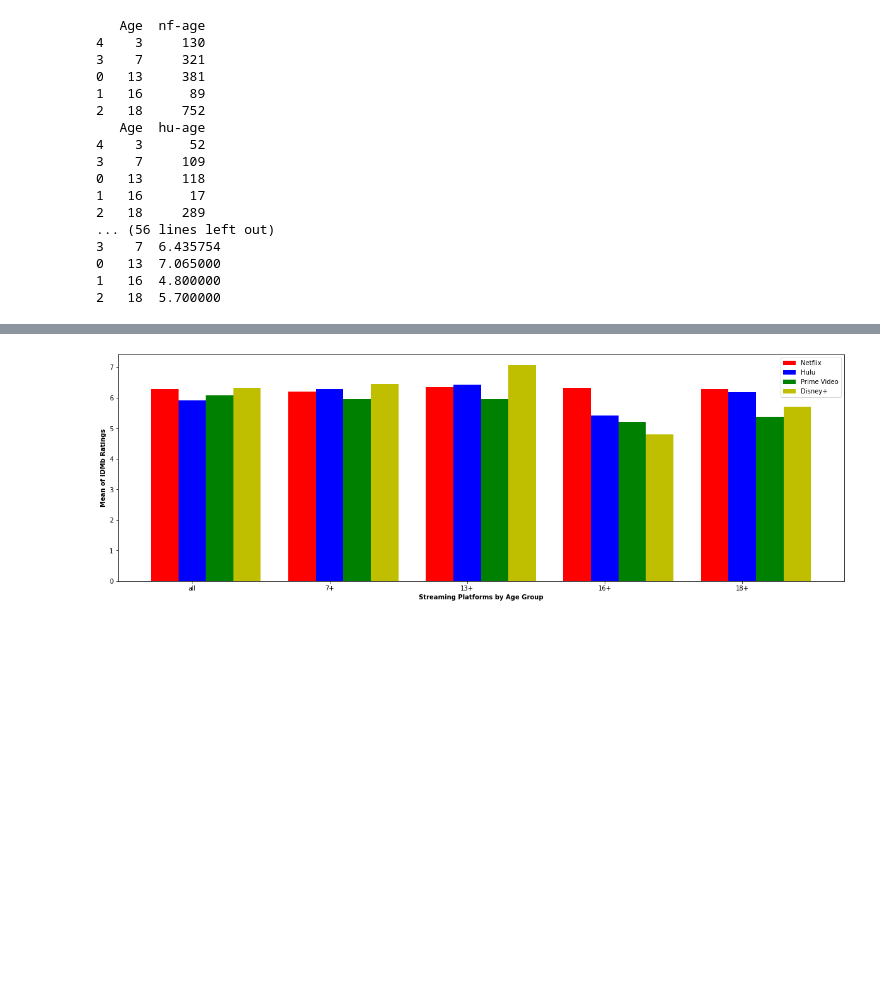
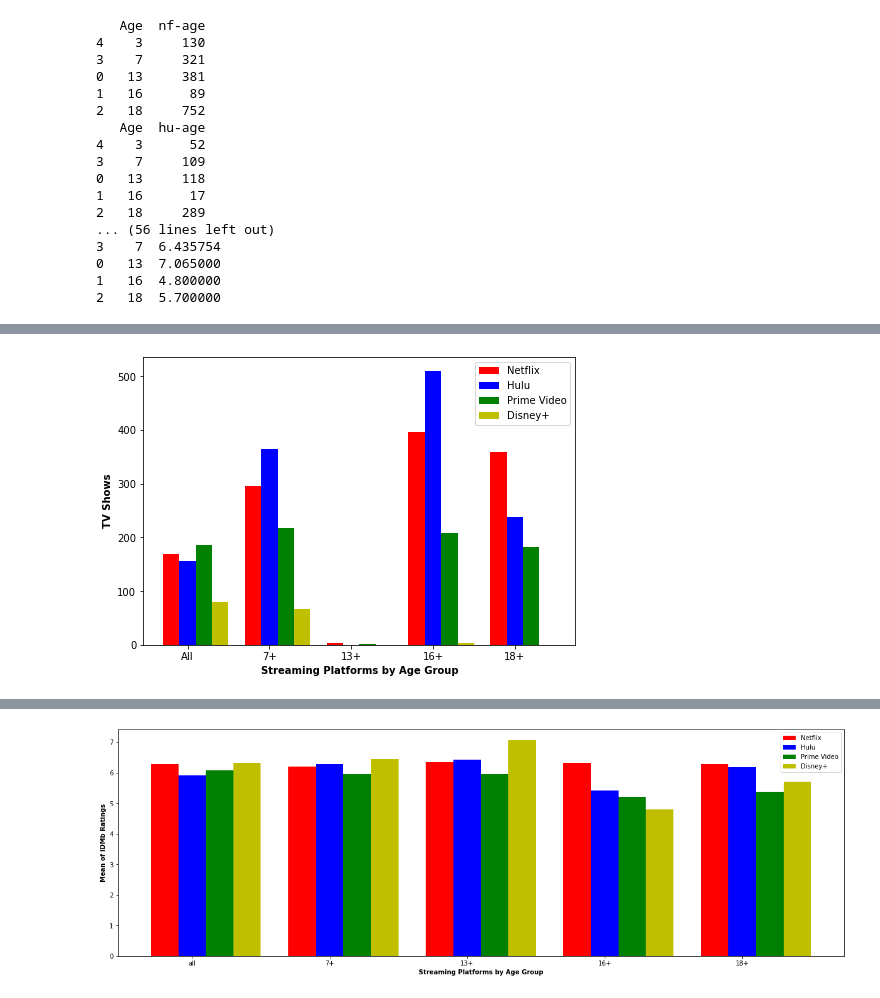
Before and after one commit to jtslater2/old_fashioned, a Jupyter notebook: Scripts/mpaa.ipynb, the cells around one changed output, grey strips where cells are left out. Cells and saved outputs as stored; diff of their text form; code cells hidden in the pictures; blank space fills up the shorter version.

```diff
--- a/Scripts/mpaa.ipynb
+++ b/Scripts/mpaa.ipynb
@@ -112,3 +141,19 @@ print(htest2_df)
 3110                   French      95  Movie   NaN
 
 [166 rows x 17 columns]
+# %%
+#tv
+#create individual df per platform
+tvtest2_df = tvtest_df.loc[(tvtest_df["Netflix"] == "1")]
+tvtest3_df = tvtest_df.loc[(tvtest_df["Hulu"] == "1")]
+tvtest4_df = tvtest_df.loc[(tvtest_df["Prime Video"] == "1")]
+tvtest5_df = tvtest_df.loc[(tvtest_df["Disney+"] == "1")]
+
+
+#create individual df per platform
+htvtest2_df = htvtest_df.loc[(htvtest_df["Netflix"] == "1")]
+htvtest3_df = htvtest_df.loc[(htvtest_df["Hulu"] == "1")]
+htvtest4_df = htvtest_df.loc[(htvtest_df["Prime Video"] == "1")]
+htvtest5_df = htvtest_df.loc[(htvtest_df["Disney+"] == "1")]
+print(tvtest2_df)
+print(htvtest2_df)
@@ -265,0 +466,36 @@ plt.show()
+# %%
+#tv show count by age group
+
+
+fig = plt.figure(figsize = (6,4))
+
+import matplotlib.patches as mpatches
+
+x = np.arange(5)
+
+ax = fig.add_axes([0,0,1,1])
+ax.bar(x, tvs2["tvnf-age"], color = 'r', width = 0.2, label = "Netflix")
+ax.bar(x+.2, tvs3["tvhu-age"], color = 'b', width = 0.2, label = "Hulu")
+ax.bar(x+ .4, tvs4["tvpv-age"], color = 'g', width = 0.2, label = "Prime Video")
+ax.bar(x+.6, tvs5["tvdi-age"], color = 'y', width = 0.2, label = "Disney+")
+
+
+plt.xlabel('Streaming Platforms by Age Group', fontweight ='bold')
+plt.ylabel('TV Shows', fontweight ='bold')
+#plt.xticks(['all', '7+', '13+', '16+', '18+'])
+plt.xticks([r + .2 for r in range(5)],
+           ['All', '7+', '13+', '16+', '18+'])
+
+
+plt.legend()
+
+plt.savefig(r'../Final_Datasets/Age Group - TV Shows per Streaming Service.png', bbox_inches = 'tight')
+
+
+
+plt.show()
+
+
+#plt.savefig(r'../Final_Datasets/Age Group - Movies per Streaming Service.png',bbox_inches = 'tight')
+# %% [output]
+[figure, added]
```
Also changed, not shown: parts of 12 cells of this notebook, 4 other files.
